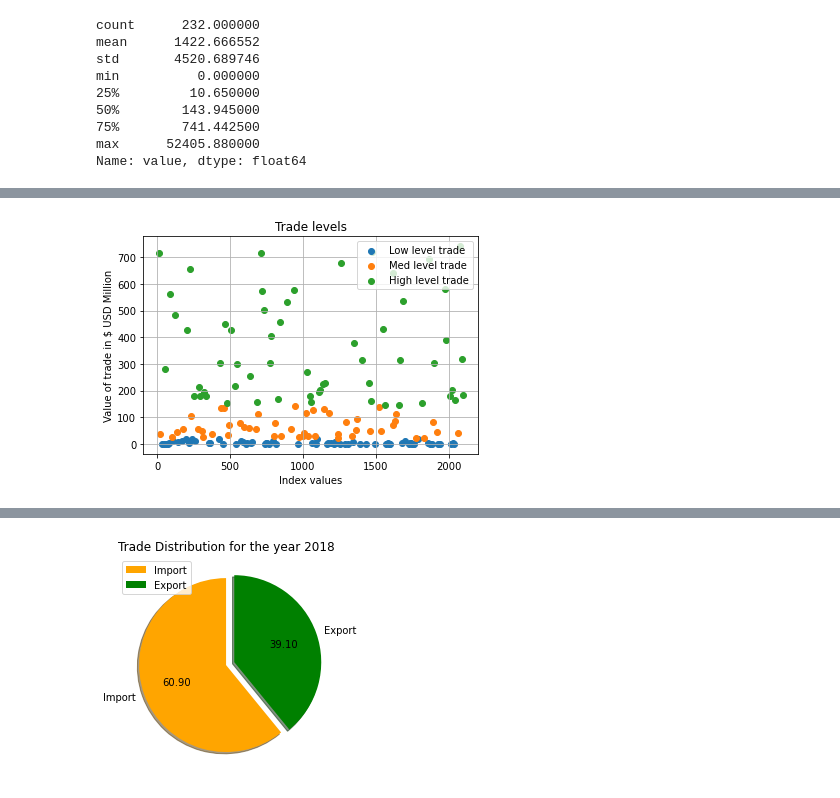
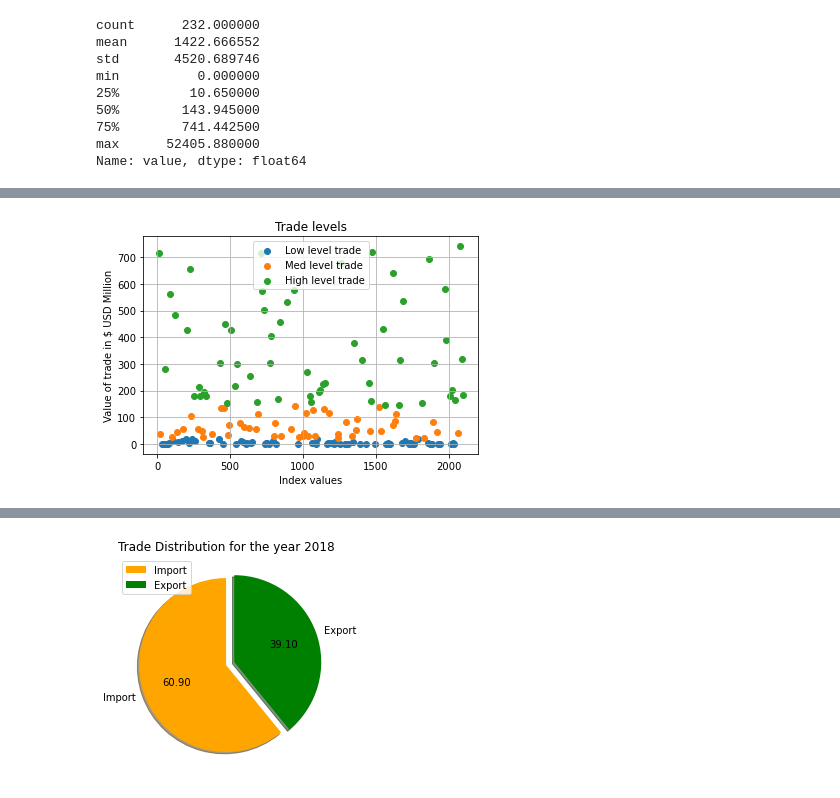
Before and after one commit to bhav09/DataAnalysis-Course-MonSchool, a Jupyter notebook: Chapter 3/Chapter 3 - Mon School.ipynb, the cells around one changed output, grey strips where cells are left out. Drawn from its saved outputs; the diff is of its cells as text; code cells hidden in the pictures.

```diff
--- a/Chapter 3/Chapter 3 - Mon School.ipynb
+++ b/Chapter 3/Chapter 3 - Mon School.ipynb
@@ -292,17 +297,17 @@ Name: value, dtype: float64
 # %%
 #scatter plot- plotting trade values with condition
 
 low=exp_2018[exp_2018.value<20].value
 med=exp_2018[(exp_2018.value>=20) & (exp_2018.value<144)].value
 high=exp_2018[(exp_2018.value>=144) & (exp_2018.value<=742)].value
 
 plt.scatter(low.index,low,label='Low level trade')
 plt.scatter(med.index,med,label='Med level trade')
 plt.scatter(high.index,high,label='High level trade')
 plt.title('Trade levels')
-plt.legend(loc='upper right')
+plt.legend(loc='best')
 plt.xlabel('Index values')
 plt.ylabel('Value of trade in $ USD Million')
 plt.grid()
 # %% [output]
-[figure, old version]
+[figure, new version]
```
Also changed, not shown: parts of 15 cells of this notebook, 2 other files.
